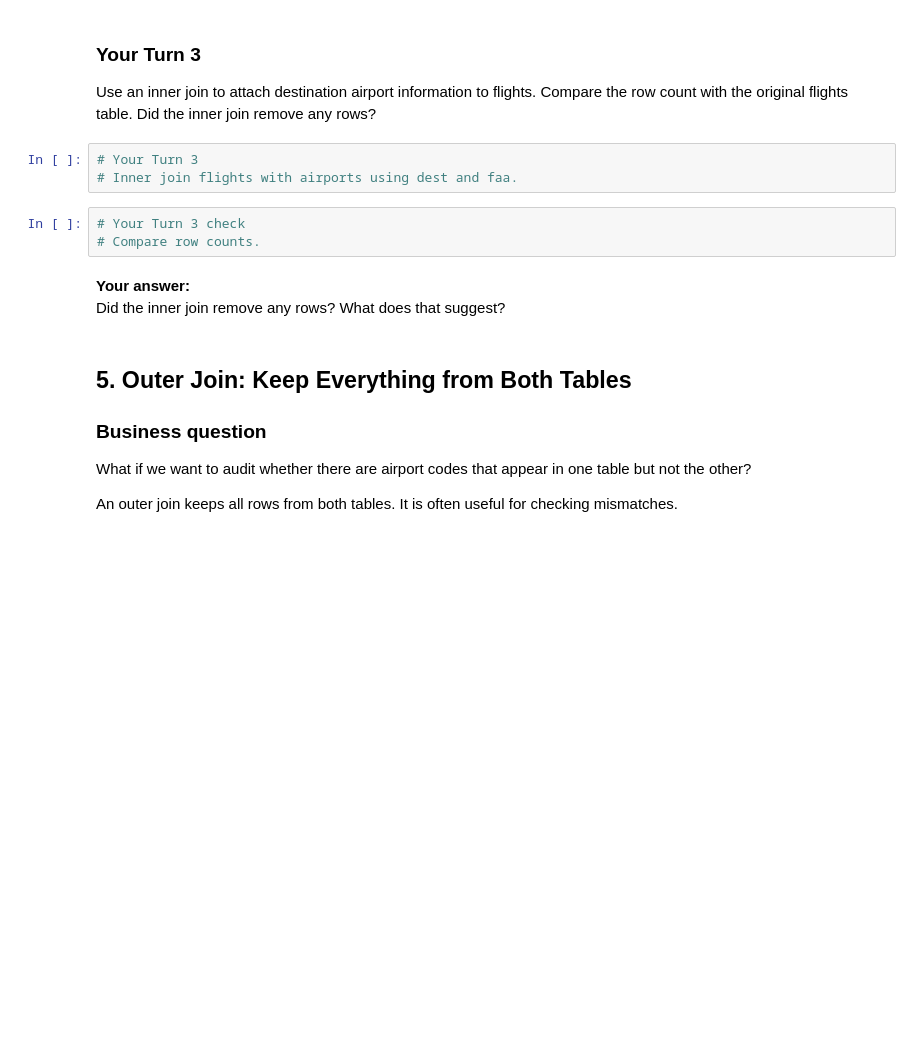
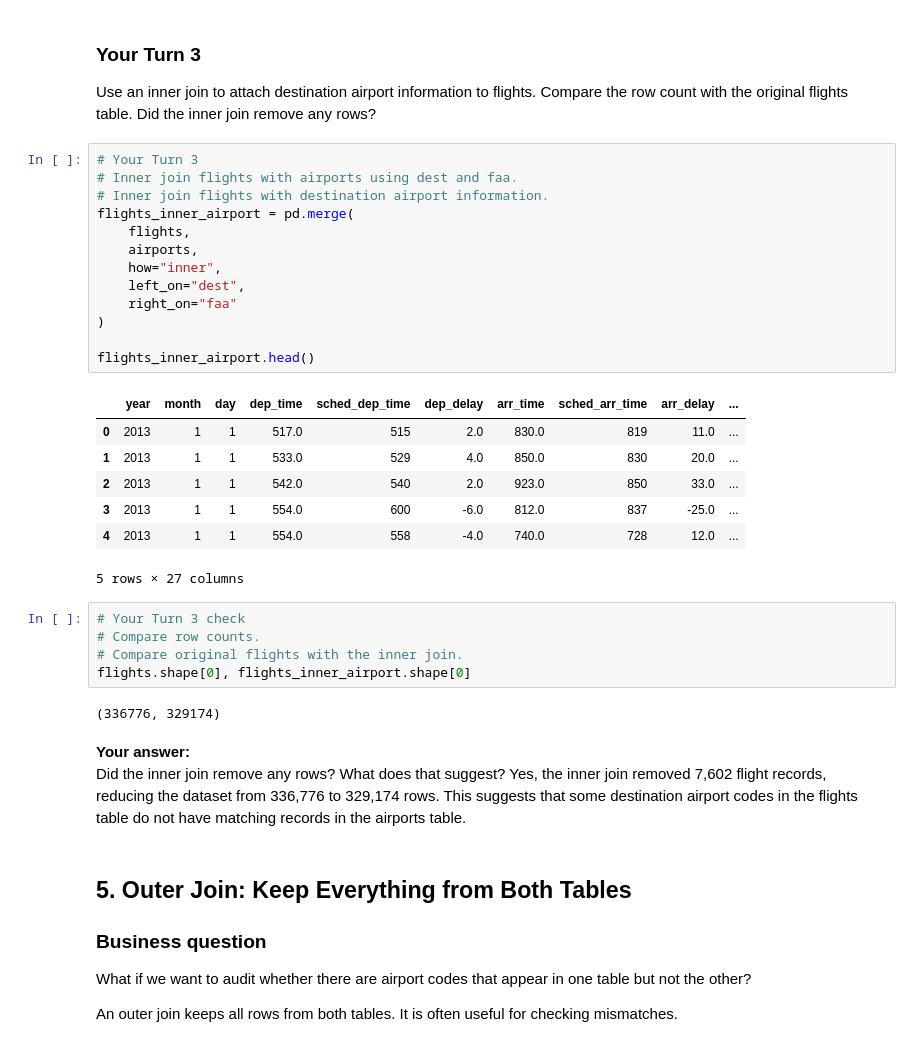
Before and after one commit to kalshaikhli/ban6003-week7-8-Karrar-Alshaikhli, a Jupyter notebook: notebooks/module8_pandas_integration_guided_lab.ipynb, the cells around one changed output. Saved outputs shown, nothing was run; the diff lists cells and outputs as text; blank space fills up the shorter version.

Commit message:
Complete Lab 8 left and inner joins

```diff
--- a/notebooks/module8_pandas_integration_guided_lab.ipynb
+++ b/notebooks/module8_pandas_integration_guided_lab.ipynb
@@ -282,12 +328,35 @@ Use an inner join to attach destination airport information to flights. Compare
 # %%
 # Your Turn 3
 # Inner join flights with airports using dest and faa.
+# Inner join flights with destination airport information.
+flights_inner_airport = pd.merge(
+    flights,
+    airports,
+    how="inner",
+    left_on="dest",
+    right_on="faa"
+)
+
+flights_inner_airport.head()
+# %% [output]
+|  | year | month | day | dep_time | sched_dep_time | dep_delay | arr_time | sched_arr_time | arr_delay | ... |
+| 0 | 2013 | 1 | 1 | 517.0 | 515 | 2.0 | 830.0 | 819 | 11.0 | ... |
+| 1 | 2013 | 1 | 1 | 533.0 | 529 | 4.0 | 850.0 | 830 | 20.0 | ... |
+| 2 | 2013 | 1 | 1 | 542.0 | 540 | 2.0 | 923.0 | 850 | 33.0 | ... |
+| 3 | 2013 | 1 | 1 | 554.0 | 600 | -6.0 | 812.0 | 837 | -25.0 | ... |
+| 4 | 2013 | 1 | 1 | 554.0 | 558 | -4.0 | 740.0 | 728 | 12.0 | ... |
+5 rows × 27 columns
 # %%
 # Your Turn 3 check
 # Compare row counts.
+# Compare original flights with the inner join.
+flights.shape[0], flights_inner_airport.shape[0]
+# %% [output]
+(336776, 329174)
 # %% [markdown]
 **Your answer:**
 Did the inner join remove any rows? What does that suggest?
+Yes, the inner join removed 7,602 flight records, reducing the dataset from 336,776 to 329,174 rows. This suggests that some destination airport codes in the flights table do not have matching records in the airports table.
 # %% [markdown]
 ## 5. Outer Join: Keep Everything from Both Tables
 
```
Also changed, not shown: parts of 9 cells of this notebook.
